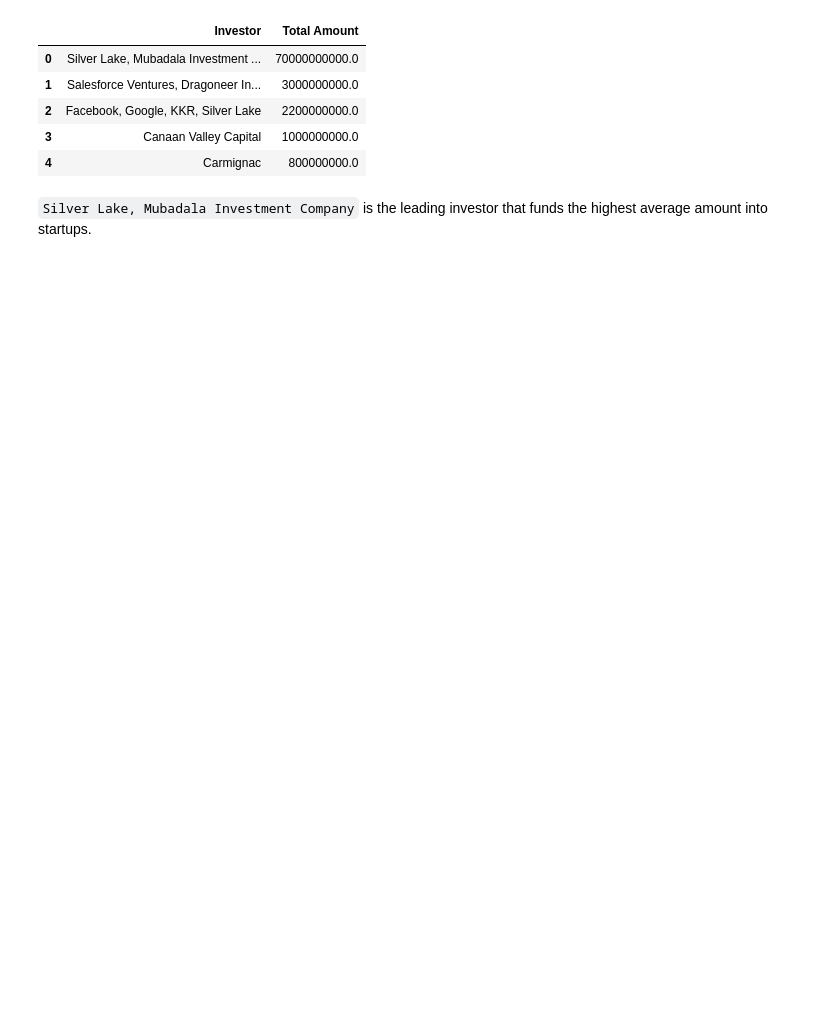
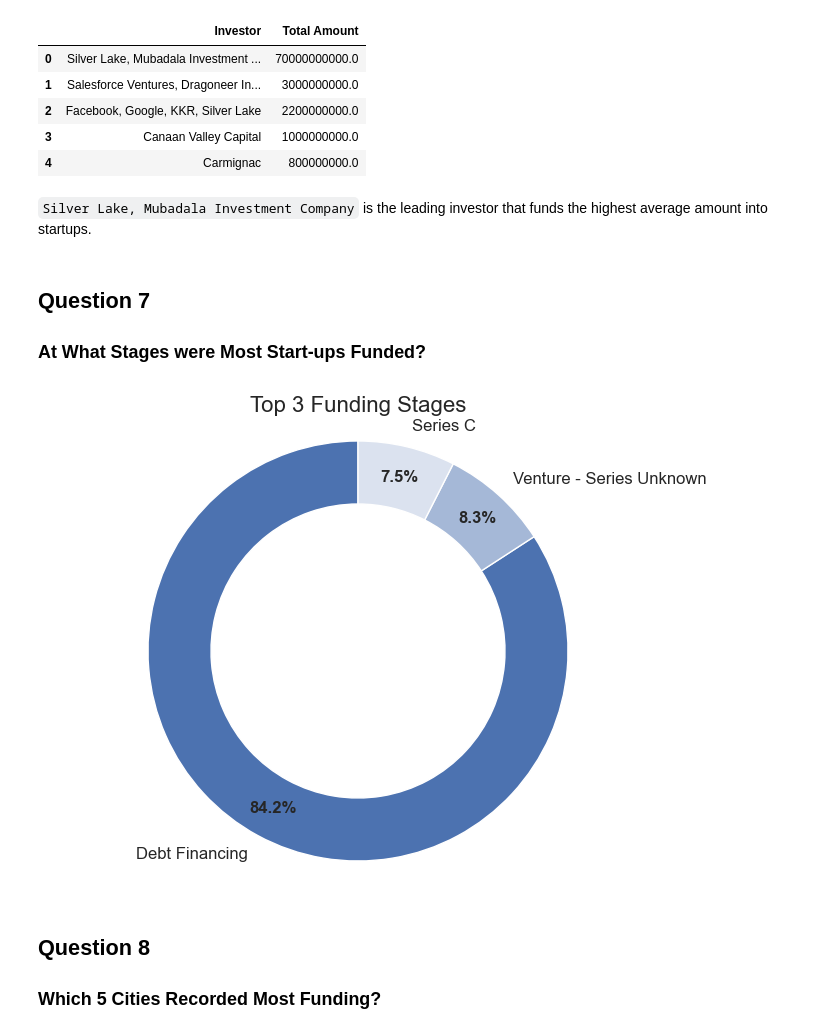
Before and after one commit to HannahMwende/India-startup-funding-analysis, a Jupyter notebook: indian_startup_funding.ipynb, the cells around one changed output. Cells and saved outputs as stored; diff of their text form; code cells hidden in the pictures; blank space fills up the shorter version.

````diff
--- a/indian_startup_funding.ipynb
+++ b/indian_startup_funding.ipynb
@@ -2966,3 +2969,43 @@ top_5
 | 4 | Carmignac | 800000000.0 |
 # %% [markdown]
 ```Silver Lake, Mubadala Investment Company``` is the leading investor that funds the highest average  amount into startups.
+# %% [markdown]
+## Question 7
+
+### At What Stages were Most Start-ups Funded?
+# %%
+df_filtered_stages = df[~df['Stage'].isin(['Undisclosed'])]
+df_filtered_stages = df_filtered_stages.groupby(['Stage'])['Amount'].sum().nlargest(3)
+labels = df_filtered_stages.index
+sizes = df_filtered_stages.values
+
+# Create the doughnut pie chart
+plt.figure(figsize=(8, 6))
+outer_colors = [(0.2980392156862745, 0.4470588235294118, 0.6901960784313725, 1.0),\
+     (0.2980392156862745, 0.4470588235294118, 0.6901960784313725, 0.5),\
+         (0.2980392156862745, 0.4470588235294118, 0.6901960784313725, 0.2)]
+inner_colors = ['white']
+wedges, texts, autotexts = plt.pie(sizes, labels=labels, autopct='%1.1f%%', startangle=90,
+                                   colors=outer_colors, wedgeprops=dict(width=0.3), pctdistance=0.85)
+
+# Add a circle at the center to create a doughnut shape
+centre_circle = plt.Circle((0, 0), 0.5, color='white', fc='white', linewidth=0)
+fig = plt.gcf()
+fig.gca().add_artist(centre_circle)
+
+# Adjust text properties
+plt.setp(autotexts, size=12, weight='bold')
+plt.setp(texts, size=12)
+
+# Add a title
+plt.title('Top 3 Funding Stages', fontsize=16)
+
+# Display the plot
+plt.axis('equal')
+plt.show()
+# %% [output]
+[figure, added]
+# %% [markdown]
+## Question 8
+
+### Which 5 Cities Recorded Most Funding?
````
Also changed, not shown: parts of 40 cells of this notebook, 1 other file.
